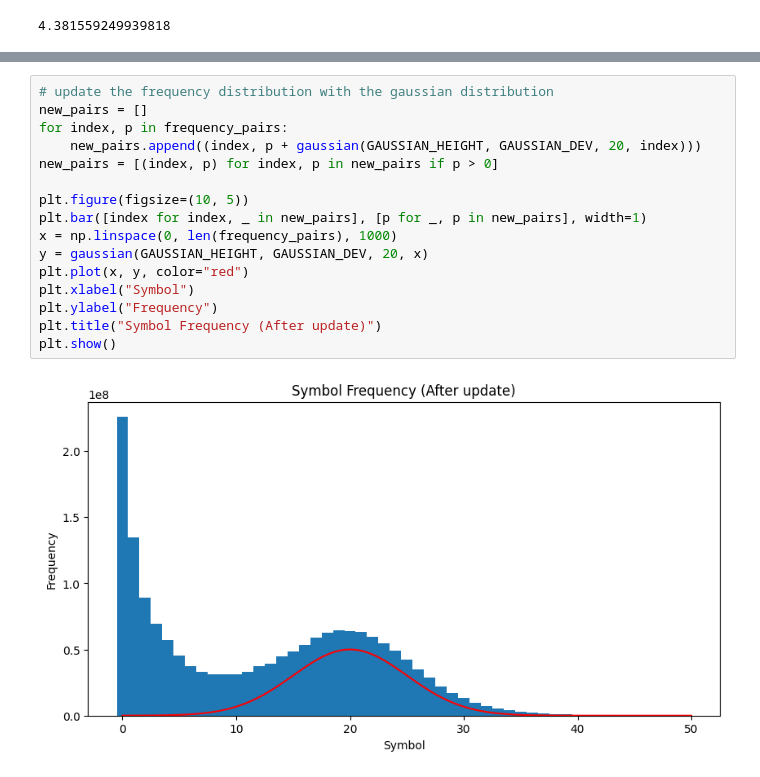
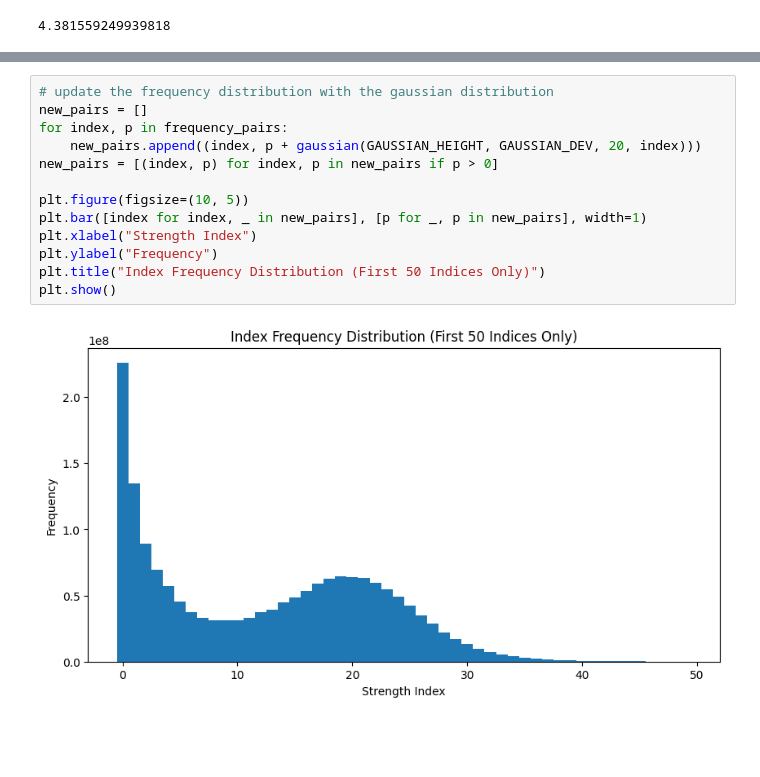
Before and after one commit to JadenStrudwick/CompressedGameNotation, a Jupyter notebook: benchmarking/entropy.ipynb, the cells around one changed output, grey strips where cells are left out. Cells and saved outputs as stored; diff of their text form; blank space fills up the shorter version.

```diff
--- a/benchmarking/entropy.ipynb
+++ b/benchmarking/entropy.ipynb
@@ -106,18 +111,15 @@ plt.show()
 # %%
 # update the frequency distribution with the gaussian distribution
 new_pairs = []
 for index, p in frequency_pairs:
     new_pairs.append((index, p + gaussian(GAUSSIAN_HEIGHT, GAUSSIAN_DEV, 20, index)))
 new_pairs = [(index, p) for index, p in new_pairs if p > 0]
 
 plt.figure(figsize=(10, 5))
 plt.bar([index for index, _ in new_pairs], [p for _, p in new_pairs], width=1)
-x = np.linspace(0, len(frequency_pairs), 1000)
-y = gaussian(GAUSSIAN_HEIGHT, GAUSSIAN_DEV, 20, x)
-plt.plot(x, y, color="red")
-plt.xlabel("Symbol")
+plt.xlabel("Strength Index")
 plt.ylabel("Frequency")
-plt.title("Symbol Frequency (After update)")
+plt.title("Index Frequency Distribution (First 50 Indices Only)")
 plt.show()
 # %% [output]
-[figure, old version]
+[figure, new version]
```
Also changed, not shown: parts of 2 cells of this notebook.
